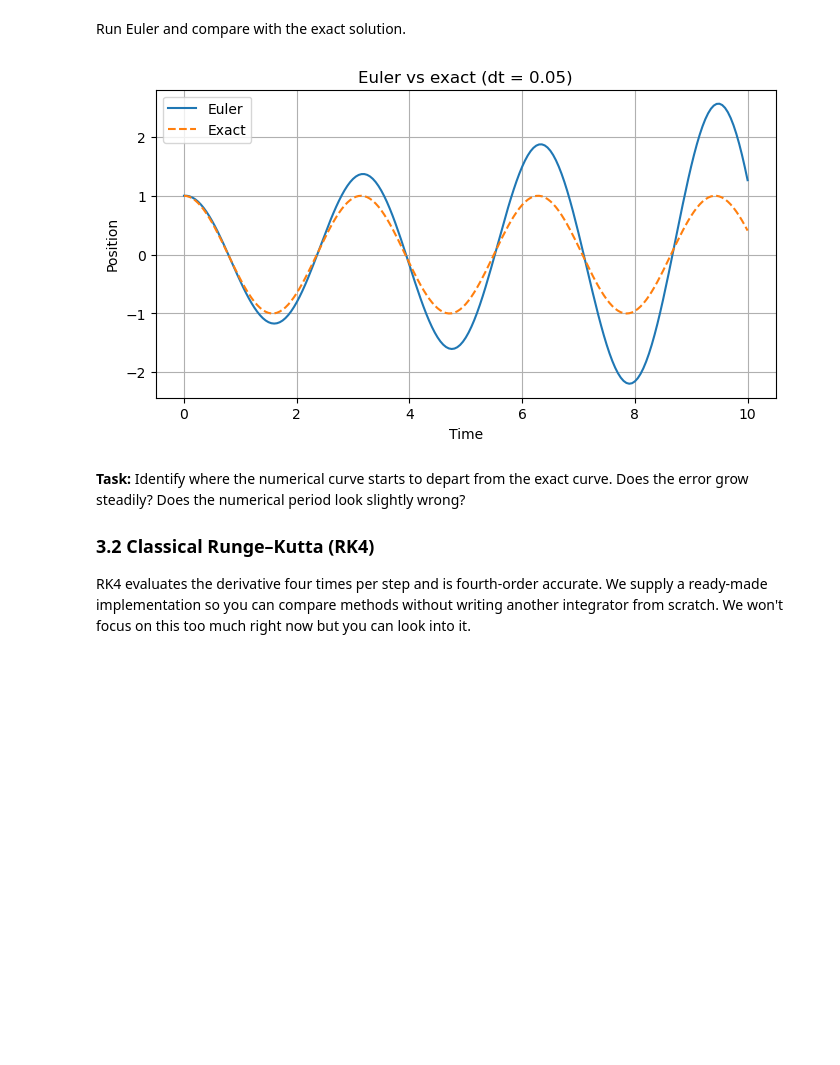
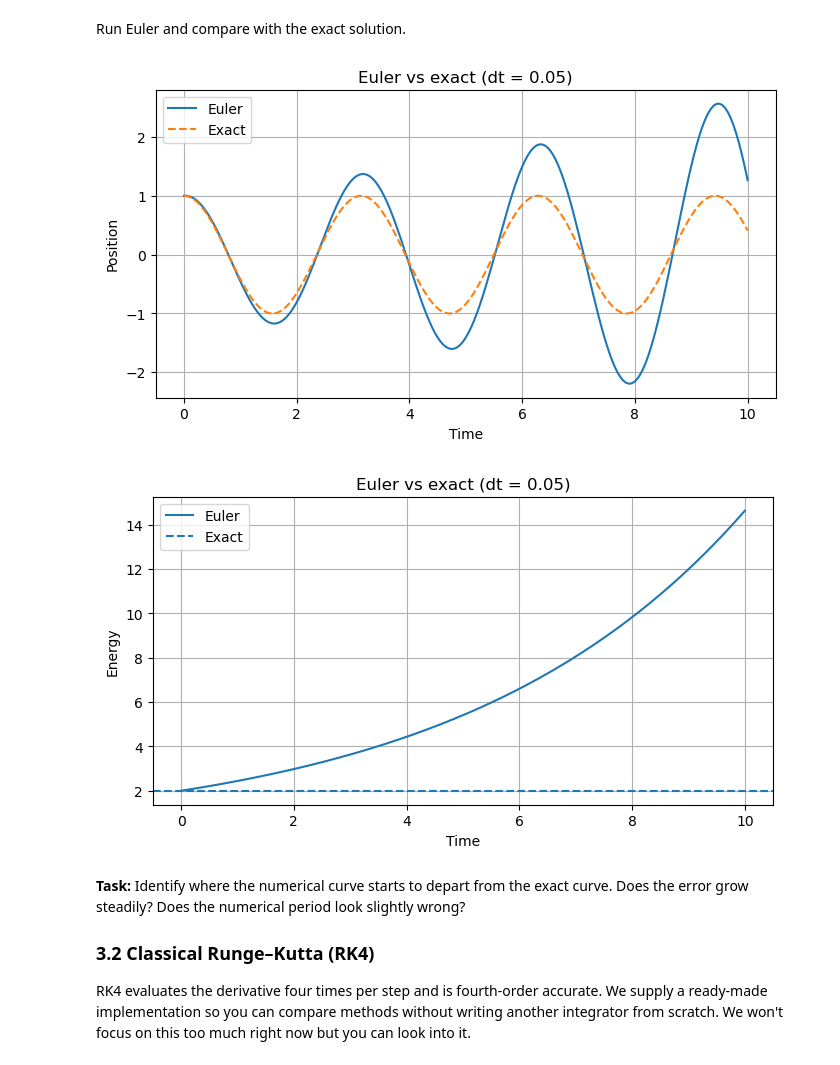
Before and after one commit to mykirby/SSTA-NEP, a Jupyter notebook: thruster_design/tutorials/oscillator_lab.ipynb, the cells around one changed output. Saved outputs shown, nothing was run; the diff lists cells and outputs as text; code cells hidden in the pictures; blank space fills up the shorter version.

Commit message:
updating oscilator lab with clearer visuals

```diff
--- a/thruster_design/tutorials/oscillator_lab.ipynb
+++ b/thruster_design/tutorials/oscillator_lab.ipynb
@@ -271,21 +271,36 @@ def euler_oscillator(x0, v0, dt, t_end, omega):
 Run Euler and compare with the exact solution.
 # %%
 dt = 0.05
+
 t, x, v = euler_oscillator(x0, v0, dt, t_end, omega)
 
 x_exact, v_exact = exact_solution(t, omega)
 
 plt.figure(figsize=(8, 4))
 plt.plot(t, x, label="Euler")
 plt.plot(t, x_exact, "--", label="Exact")
 plt.xlabel("Time")
 plt.ylabel("Position")
 plt.title(f"Euler vs exact (dt = {dt})")
 plt.legend()
 plt.grid(True)
 plt.show()
+
+# total energy
+energy_euler = 0.5 * v**2 + 0.5 * omega**2 * x**2
+energy_exact = 0.5 * v0**2 + 0.5 * omega**2 * x0**2
+plt.figure(figsize=(8, 4))
+plt.plot(t, energy_euler, label="Euler")
+plt.axhline(energy_exact, ls="--", label="Exact")
+plt.xlabel("Time")
+plt.ylabel("Energy")
+plt.title(f"Euler vs exact (dt = {dt})")
+plt.legend()
+plt.grid(True)
+plt.show()
 # %% [output]
 [figure]
+[figure, added]
 # %% [markdown]
 **Task:** Identify where the numerical curve starts to depart from the exact curve. Does the error grow steadily? Does the numerical period look slightly wrong?
 
```
Also changed, not shown: parts of 5 cells of this notebook.
